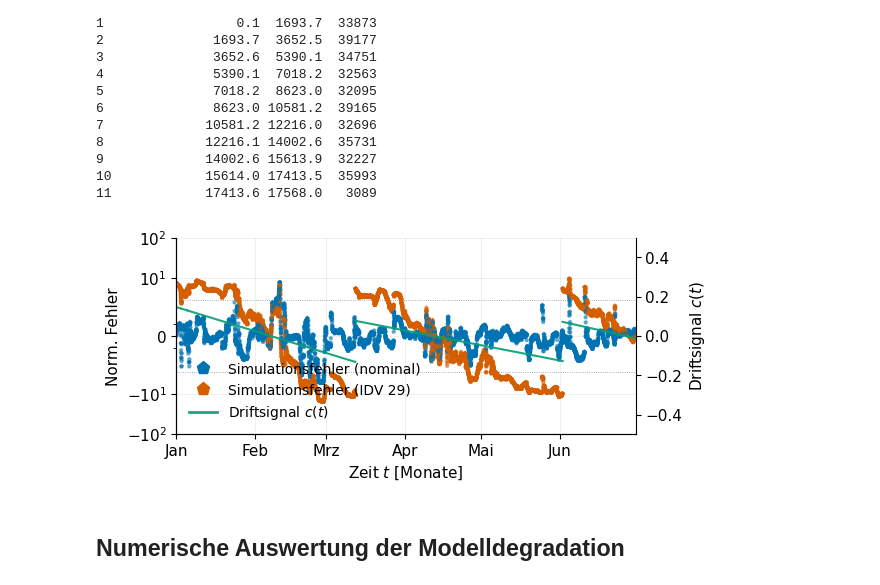
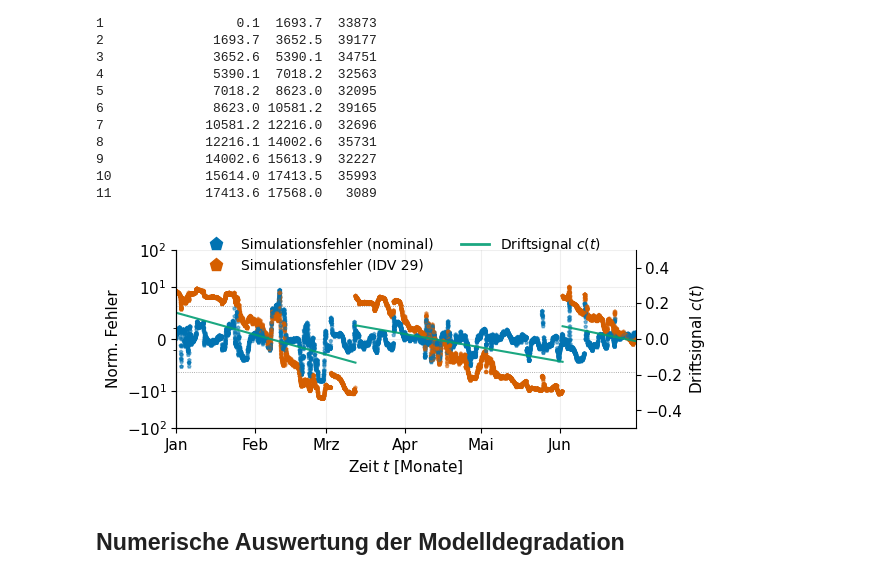
Before and after one commit to marijan-p/process_optimization_concept_drift, a Jupyter notebook: ipynb/tep/tep_model.ipynb, the cells around one changed output. Saved outputs shown, nothing was run; the diff lists cells and outputs as text; code cells hidden in the pictures.

```diff
--- a/ipynb/tep/tep_model.ipynb
+++ b/ipynb/tep/tep_model.ipynb
@@ -518,35 +518,35 @@ drift_segment
 # %%
 import matplotlib.pyplot as plt
 from src.utils import thesis_style as ts
 
 rng_plot = np.random.default_rng(SEED)
 
 PLOT_MONTHS = 6   # None -> alles
 
 _m = slice(None)
 if PLOT_MONTHS is not None:
     _m = (plot_index < pd.Timestamp(PLOT_EPOCH) + pd.DateOffset(months=PLOT_MONTHS)).nonzero()[0]
 
 fig, ax, ax2 = ts.error_timeseries(
     plot_index[_m],
     [(combined_data["error_norm_normal"].to_numpy(dtype=float)[_m],
       "drift_free", "Simulationsfehler (nominal)"),
      (combined_data["error_norm_fault"].to_numpy(dtype=float)[_m],
       "drift_afflicted", f"Simulationsfehler (IDV {ERROR_VARIANT_ID})")],
     cd=cd_signal[_m],
     ylabel="Norm. Fehler",
         xlabel="Zeit $t$ [Monate]",
         cd_label="Driftsignal $c(t)$",
         ylim=PLOT_YLIM, cd_amp=0.5, cd_tick_step=0.2,
         frac=PLOT_FRAC, rng=rng_plot, height_scale=0.45,
-        legend=dict(loc="lower left", markerscale=1),
+        legend=dict(bbox_to_anchor=[0.49, 1.15], loc="upper center", ncols=2, markerscale=1),
 )
 fig.tight_layout()
 plot_store.save_figure(fig, "model_error", scored_error_cfg, final=IS_FINAL,
                        savefig_kwargs={"dpi": 300}, archive_kwargs={"dpi": 300})
 plt.show()
 # %% [output]
-[figure, old version]
+[figure, new version]
 # %% [markdown]
 ## Numerische Auswertung der Modelldegradation
 # %%
```
Also changed, not shown: 39 other files.
